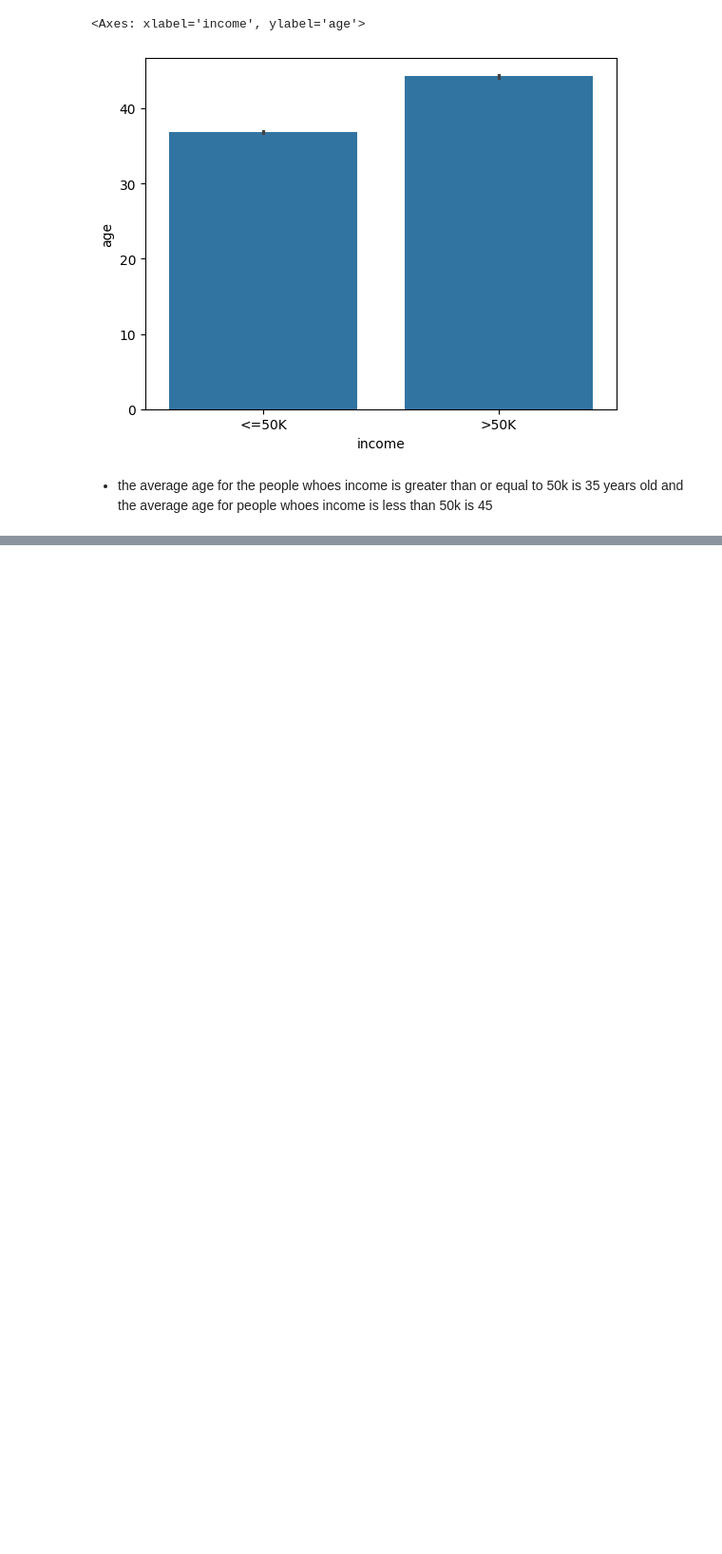
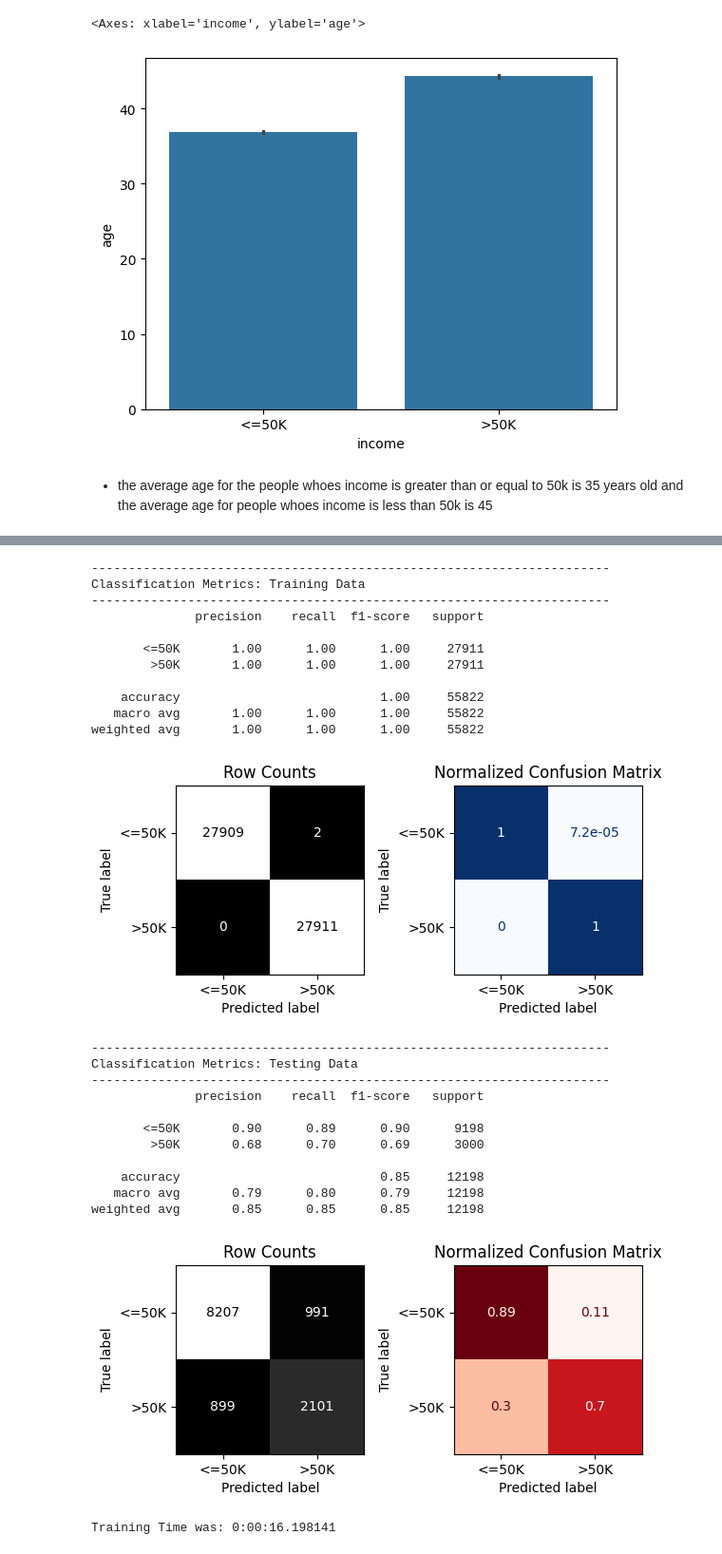
Before and after one commit to halaabbadi1/Project-4, a Jupyter notebook: Project_4.ipynb, the cells around one changed output, grey strips where cells are left out. Shown at 95% size. Cells and saved outputs as stored; diff of their text form; code cells hidden in the pictures; blank space fills up the shorter version.

```diff
--- a/Project_4.ipynb
+++ b/Project_4.ipynb
@@ -339,3 +339,8 @@ sns.barplot(data = df, x = 'income', y = 'age')
 [figure]
 # %% [markdown]
 * the average age for the people whoes income is greater than or equal to 50k is 35 years old and the average age for people whoes income is less than 50k is 45
+# %%
+from imblearn.over_sampling import SMOTE, SMOTENC
+smote = SMOTE()
+X_train_sm, y_train_sm = smote.fit_resample(X_train_tf, y_train)
+y_train_sm.value_counts()
@@ -341,0 +353,35 @@ sns.barplot(data = df, x = 'income', y = 'age')
+# %%
+import datetime as dt
+start = dt.datetime.now()
+clf = RandomForestClassifier(random_state = 321)
+clf.fit(X_train_sm, y_train_sm)
+end = dt.datetime.now()
+dur_baseline = end - start
+evaluate_classification(clf, X_train_sm, y_train_sm, X_test_tf, y_test)
+print(f'Training Time was: {dur_baseline}')
+# %% [output]
+----------------------------------------------------------------------
+Classification Metrics: Training Data
+----------------------------------------------------------------------
+              precision    recall  f1-score   support
+
+       <=50K       1.00      1.00      1.00     27911
+        >50K       1.00      1.00      1.00     27911
+
+    accuracy                           1.00     55822
+   macro avg       1.00      1.00      1.00     55822
+weighted avg       1.00      1.00      1.00     55822
+[figure, added]
+----------------------------------------------------------------------
+Classification Metrics: Testing Data
+----------------------------------------------------------------------
+              precision    recall  f1-score   support
+
+       <=50K       0.90      0.89      0.90      9198
+        >50K       0.68      0.70      0.69      3000
+
+    accuracy                           0.85     12198
+   macro avg       0.79      0.80      0.79     12198
+weighted avg       0.85      0.85      0.85     12198
+[figure, added]
+Training Time was: 0:00:16.198141
```
Also changed, not shown: parts of 5 cells of this notebook.
